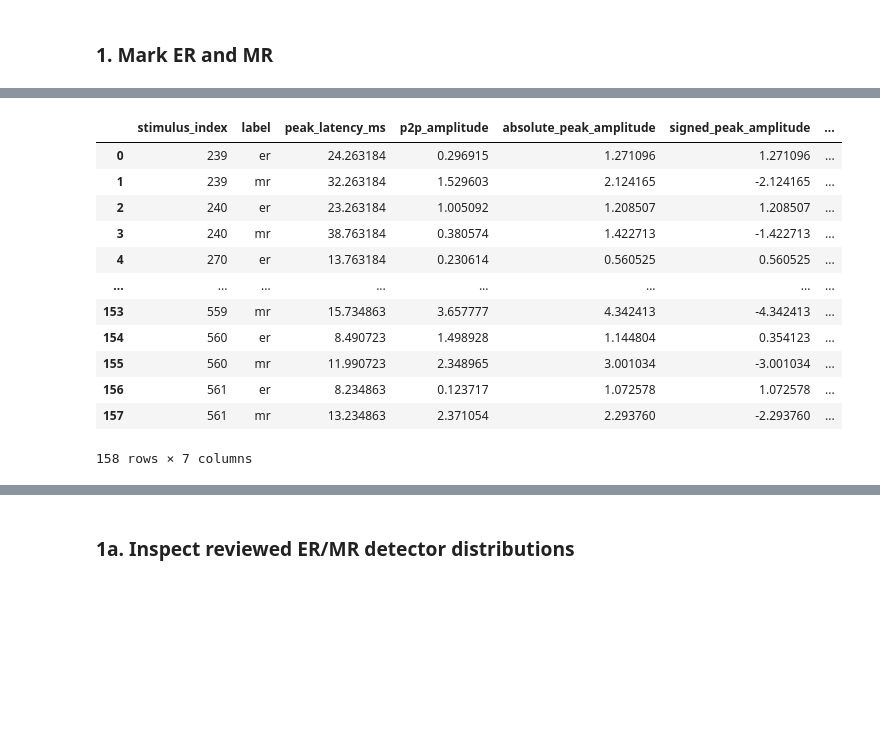
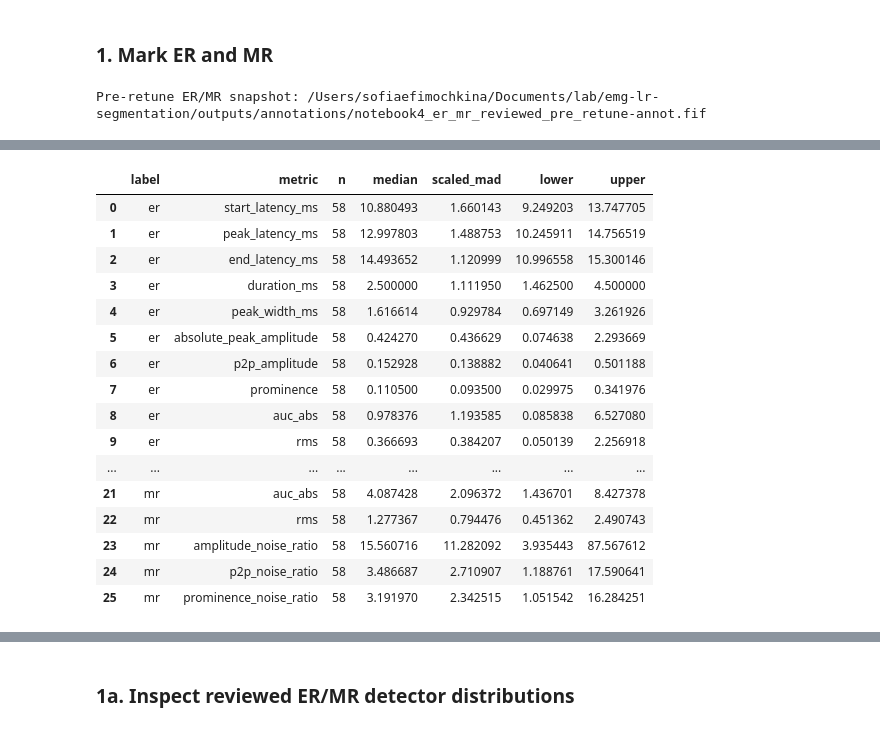
Before and after one commit to violaxanthin/emg-lr-segmentation, a Jupyter notebook: notebooks/movement_phase_analysis_4.ipynb, the cells around one changed output, grey strips where cells are left out. Drawn from its saved outputs; the diff is of its cells as text; code cells hidden in the pictures; blank space fills up the shorter version.

```diff
--- a/notebooks/movement_phase_analysis_4.ipynb
+++ b/notebooks/movement_phase_analysis_4.ipynb
@@ -464,23 +469,67 @@ Small phase bins (<50% of median count): [7, 8]
 # %% [markdown]
 ### 1. Mark ER and MR
 # %%
-er_mr_candidates, er_mr_annotations = mark_er_mr(
-    raw, annotations, stim_onsets_s, channel, project_root,
-)
+# Reload detector code so an active Jupyter kernel cannot reuse cascade-era functions.
+import importlib
+import emg_lr_segmentation.er_mr_detection_review as er_mr_review_helpers
+er_mr_review_helpers = importlib.reload(er_mr_review_helpers)
+
 er_mr_reviewed_path = project_root / "outputs/annotations/notebook4_er_mr_reviewed-annot.fif"
+er_mr_complete_path = project_root / "outputs/annotations/notebook4_er_mr_complete-annot.fif"
+er_mr_metrics_path = project_root / "outputs/metrics/notebook4_er_mr_reviewed.csv"
+snapshot_paths = {
+    er_mr_reviewed_path: project_root / "outputs/annotations/notebook4_er_mr_reviewed_pre_retune-annot.fif",
+    er_mr_complete_path: project_root / "outputs/annotations/notebook4_er_mr_complete_pre_retune-annot.fif",
+    er_mr_metrics_path: project_root / "outputs/metrics/notebook4_er_mr_reviewed_pre_retune.csv",
+}
+for source_path, snapshot_path in snapshot_paths.items():
+    if not source_path.exists():
+        raise FileNotFoundError(source_path)
+    if not snapshot_path.exists():
+        shutil.copy2(source_path, snapshot_path)
+print("Pre-retune ER/MR snapshot:", snapshot_paths[er_mr_reviewed_path])
+
 er_mr_reviewed_annotations = mne.read_annotations(er_mr_reviewed_path)
-er_mr_complete_annotations, er_mr_epoch_status = keep_complete_er_mr_epochs(er_mr_reviewed_annotations)
+er_mr_complete_annotations, er_mr_epoch_status = er_mr_review_helpers.keep_complete_er_mr_epochs(er_mr_reviewed_annotations)
 er_mr_current_metrics, _, _ = extract_annotation_metrics(
     raw, er_mr_complete_annotations, channel=channel,
     label_map={"er_auto": "er", "mr_auto": "mr"},
     baseline_window_ms=ER_MR_BASELINE_MS,
+)
+# Build once from the immutable 79-pair snapshot; never feed auto/review results back.
+base_calibration_path = project_root / "outputs/metrics/manual_er_mr_lr_calibration.json"
+fixed_source_path = project_root / "outputs/metrics/notebook4_er_mr_reviewed_pre_retune.csv"
+fixed_calibration_path = project_root / "outputs/metrics/notebook4_er_mr_fixed_79_pairs_calibration.json"
+fixed_summary_path = project_root / "outputs/metrics/notebook4_er_mr_fixed_79_pairs_summary.csv"
+if not fixed_calibration_path.exists():
+    fixed_source_metrics = pd.read_csv(fixed_source_path)
+    with base_calibration_path.open(encoding="utf-8") as stream:
+        base_calibration = json.load(stream)
+    fixed_er_mr_calibration, fixed_er_mr_summary = er_mr_review_helpers.retune_er_mr_calibration(
+        fixed_source_metrics, base_calibration, lower_quantile=0.05, upper_quantile=0.95,
+    )
+    save_calibration(fixed_er_mr_calibration, fixed_calibration_path)
+    fixed_er_mr_summary.to_csv(fixed_summary_path, index=False)
+else:
+    with fixed_calibration_path.open(encoding="utf-8") as stream:
+        fixed_er_mr_calibration = json.load(stream)
+    fixed_er_mr_summary = pd.read_csv(fixed_summary_path)
+if fixed_er_mr_calibration["er_mr_retuning"]["complete_pair_count"] != 79:
+    raise RuntimeError("Fixed ER/MR calibration must contain exactly 79 reviewed pairs")
+
+er_mr_candidates, er_mr_annotations = er_mr_review_helpers.mark_er_mr(
+    raw, annotations, stim_onsets_s, channel, project_root,
+    calibration_path=fixed_calibration_path,
 )
 response_characteristics = er_mr_current_metrics[[
     "stimulus_index", "label", "peak_latency_ms", "p2p_amplitude",
     "absolute_peak_amplitude", "signed_peak_amplitude", "duration_ms",
 ]].sort_values(["stimulus_index", "peak_latency_ms"])
 display(er_mr_current_metrics.groupby("label").size().rename("count").to_frame())
+display(fixed_er_mr_summary)
+display(er_mr_candidates.groupby("label").size().rename("new_auto_count").to_frame())
 display(response_characteristics)
 # %% [output]
+Pre-retune ER/MR snapshot: /Users/sofiaefimochkina/Documents/lab/emg-lr-segmentation/outputs/annotations/notebook4_er_mr_reviewed_pre_retune-annot.fif
 |  | count |
 | label |  |
@@ -489,13 +538,17 @@ display(response_characteristics)
-|  | stimulus_index | label | peak_latency_ms | p2p_amplitude | absolute_peak_amplitude | signed_peak_amplitude | ... |
-| 0 | 239 | er | 24.263184 | 0.296915 | 1.271096 | 1.271096 | ... |
-| 1 | 239 | mr | 32.263184 | 1.529603 | 2.124165 | -2.124165 | ... |
-| 2 | 240 | er | 23.263184 | 1.005092 | 1.208507 | 1.208507 | ... |
-| 3 | 240 | mr | 38.763184 | 0.380574 | 1.422713 | -1.422713 | ... |
-| 4 | 270 | er | 13.763184 | 0.230614 | 0.560525 | 0.560525 | ... |
+|  | label | metric | n | median | scaled_mad | lower | upper |
+| 0 | er | start_latency_ms | 58 | 10.880493 | 1.660143 | 9.249203 | 13.747705 |
+| 1 | er | peak_latency_ms | 58 | 12.997803 | 1.488753 | 10.245911 | 14.756519 |
+| 2 | er | end_latency_ms | 58 | 14.493652 | 1.120999 | 10.996558 | 15.300146 |
+| 3 | er | duration_ms | 58 | 2.500000 | 1.111950 | 1.462500 | 4.500000 |
+| 4 | er | peak_width_ms | 58 | 1.616614 | 0.929784 | 0.697149 | 3.261926 |
+| 5 | er | absolute_peak_amplitude | 58 | 0.424270 | 0.436629 | 0.074638 | 2.293669 |
+| 6 | er | p2p_amplitude | 58 | 0.152928 | 0.138882 | 0.040641 | 0.501188 |
+| 7 | er | prominence | 58 | 0.110500 | 0.093500 | 0.029975 | 0.341976 |
+| 8 | er | auc_abs | 58 | 0.978376 | 1.193585 | 0.085838 | 6.527080 |
+| 9 | er | rms | 58 | 0.366693 | 0.384207 | 0.050139 | 2.256918 |
 | ... | ... | ... | ... | ... | ... | ... | ... |
-| 153 | 559 | mr | 15.734863 | 3.657777 | 4.342413 | -4.342413 | ... |
-| 154 | 560 | er | 8.490723 | 1.498928 | 1.144804 | 0.354123 | ... |
-| 155 | 560 | mr | 11.990723 | 2.348965 | 3.001034 | -3.001034 | ... |
-| 156 | 561 | er | 8.234863 | 0.123717 | 1.072578 | 1.072578 | ... |
-| 157 | 561 | mr | 13.234863 | 2.371054 | 2.293760 | -2.293760 | ... |
+| 21 | mr | auc_abs | 58 | 4.087428 | 2.096372 | 1.436701 | 8.427378 |
+| 22 | mr | rms | 58 | 1.277367 | 0.794476 | 0.451362 | 2.490743 |
+| 23 | mr | amplitude_noise_ratio | 58 | 15.560716 | 11.282092 | 3.935443 | 87.567612 |
+| 24 | mr | p2p_noise_ratio | 58 | 3.486687 | 2.710907 | 1.188761 | 17.590641 |
+| 25 | mr | prominence_noise_ratio | 58 | 3.191970 | 2.342515 | 1.051542 | 16.284251 |
-158 rows × 7 columns
```
Also changed, not shown: parts of 13 cells of this notebook, 2 other files.
